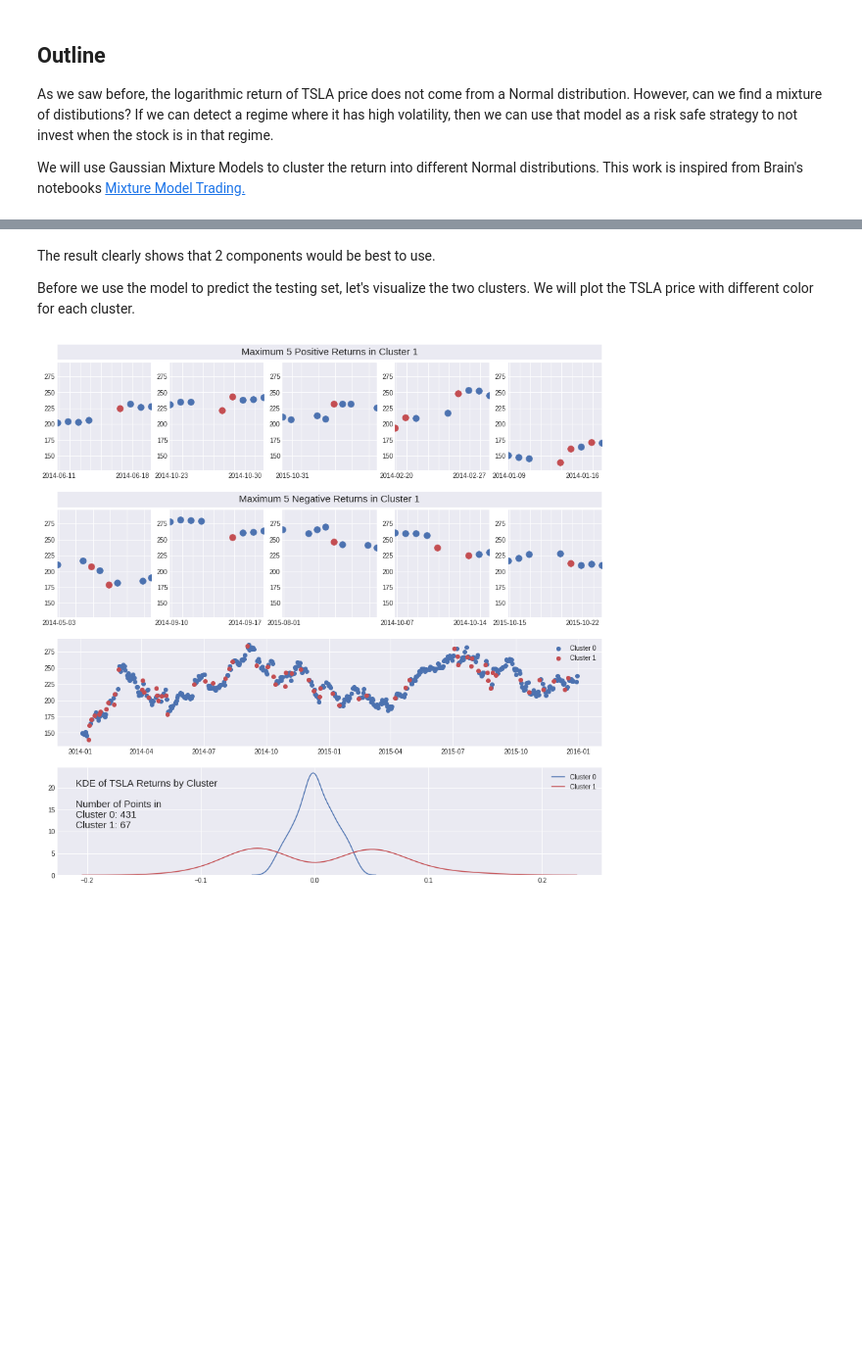
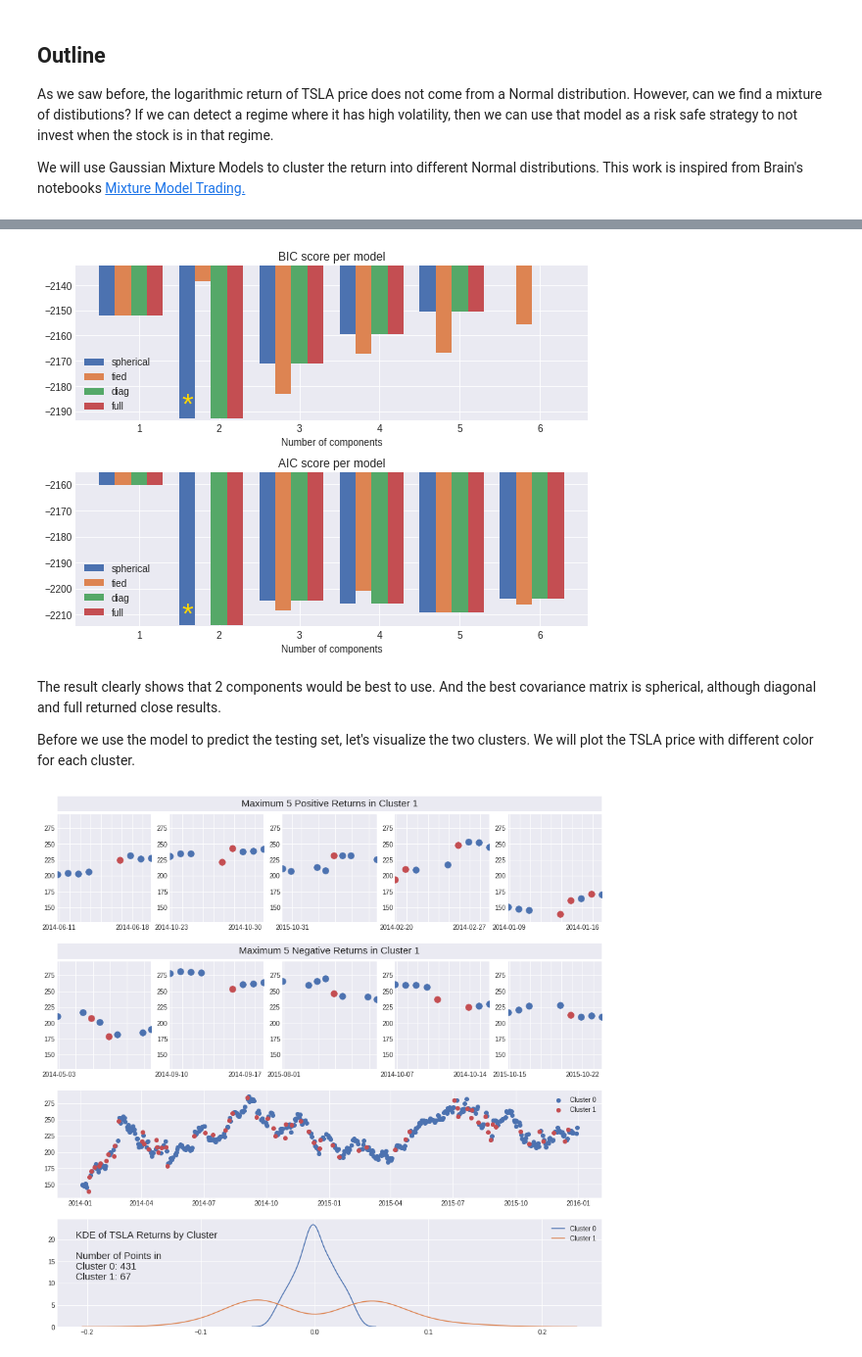
Before and after one commit to tawjaw/AlgoTradingML, a Jupyter notebook: 4- Regime Detection with GMM.ipynb, the cells around one changed output, grey strips where cells are left out. Shown at 98% size. Drawn from its saved outputs; the diff is of its cells as text; code cells hidden in the pictures; blank space fills up the shorter version.

```diff
--- a/4- Regime Detection with GMM.ipynb
+++ b/4- Regime Detection with GMM.ipynb
@@ -56,23 +58,12 @@ Using `sklearn.mixture.GaussianMixture` module, we will fit the return data on G
 # %%
 ## taken from https://github.com/BlackArbsCEO/mixture_model_trading_public/blob/master/notebooks/02.%20Gaussian%20Mixtures-updated.ipynb
-def make_gmm(n_components, max_iter=150, random_state=RANDOM_STATE):
+def make_gmm(n_components, max_iter=150, random_state=RANDOM_STATE, covariance_type='spherical'):
     """fn: create gmm object"""
     model_kwds = dict(n_components=n_components,
                       max_iter=max_iter,
                       n_init=100,
-                      random_state=RANDOM_STATE)
+                      random_state=RANDOM_STATE,
+                      covariance_type=covariance_type)
 
     gmm = mix.GaussianMixture(**model_kwds)
     return gmm
-
-def print_gmm_results(gmm, X):
-    print('-'*25)
-    print('means: '+str(gmm.means_.ravel()))
-    print('-'*25)
-    print('covars: '+str(gmm.covariances_.ravel()))
-    print('-'*25)
-    print('sqrt covar: '+str(np.sqrt(gmm.covariances_.ravel())))
-    print('-'*25)
-    print('aic: ' +str(gmm.aic(X)))
-    print('bic: '+str(gmm.bic(X)))
-    print('-'*25)
@@ -131,5 +95,58 @@ plt.xlabel('n_components');
+# %%
+##plot the results.
+bic = np.array(bics)
+aic = np.array(aics)
+color_iter = colors#itertools.cycle(['navy', 'turquoise', 'cornflowerblue',
+                              #'darkorange'])
+#clf = best_gmm
+bars = []
+
+# Plot the BIC scores
+plt.figure(figsize=(8, 6))
+spl = plt.subplot(2, 1, 1)
+for i, (cv_type, color) in enumerate(zip(cv_types, color_iter)):
+    xpos = np.array(n_components) + .2 * (i - 2)
+    bars.append(plt.bar(xpos, bic[i * len(n_components):
+                                  (i + 1) * len(n_components)], width=.2, color=color))
+plt.xticks(n_components)
+plt.ylim([bic.min() * 1.01 - .01 * bic.max(), bic.max()])
+plt.title('BIC score per model')
+xpos = np.mod(bic.argmin(), len(n_components)) + .53 +\
+    .2 * np.floor(bic.argmin() / len(n_components))
+plt.text(xpos, bic.min() * 0.96 + .04 * bic.max(), '*', fontsize=30,color='gold')
+spl.set_xlabel('Number of components')
+spl.legend([b[0] for b in bars], cv_types)
+
+
+bars = []
+
+# Plot the AIC scores
+#plt.figure(figsize=(8, 6))
+spl = plt.subplot(2, 1, 2)
+for i, (cv_type, color) in enumerate(zip(cv_types, color_iter)):
+    xpos = np.array(n_components) + .2 * (i - 2)
+    bars.append(plt.bar(xpos, aic[i * len(n_components):
+                                  (i + 1) * len(n_components)], width=.2, color=color))
+plt.xticks(n_components)
+plt.ylim([aic.min() * 1.01 - .01 * aic.max(), aic.max()])
+plt.title('AIC score per model')
+xpos = np.mod(bic.argmin(), len(n_components)) + .53 +\
+    .2 * np.floor(bic.argmin() / len(n_components))
+plt.text(xpos, bic.min() * 0.98 + .03 * bic.max(), '*', fontsize=30,color='gold')
+spl.set_xlabel('Number of components')
+spl.legend([b[0] for b in bars], cv_types)
+
+
+#plt.xticks(())
+#plt.yticks(())
+#plt.title('Selected GMM: full model, 2 components')
+#plt.subplots_adjust(hspace=.35, bottom=.02)
+plt.tight_layout()
+plt.show()
+# %% [output]
+[figure, added]
 # %% [markdown]
-The result clearly shows that 2 components would be best to use.
+The result clearly shows that 2 components would be best to use. And the best covariance matrix is spherical, although diagonal and full returned close results.
 
 Before we use the model to predict the testing set, let's visualize the two clusters. We will plot the TSLA price with different color for each cluster.
 # %%
```
Also changed, not shown: parts of 8 cells of this notebook, 3 other files.
